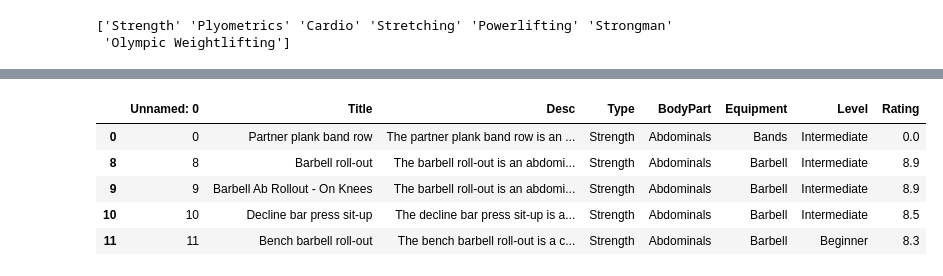
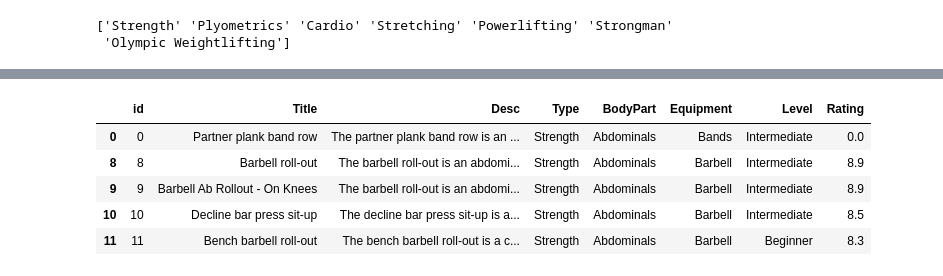
Before and after one commit to SmartShop-Smart-Grocery-List/Smartshop-FlaskAPI, a Jupyter notebook: Data_Cleaning.ipynb, the cells around one changed output, grey strips where cells are left out. Cells and saved outputs as stored; diff of their text form; code cells hidden in the pictures.

```diff
--- a/Data_Cleaning.ipynb
+++ b/Data_Cleaning.ipynb
@@ -199,5 +199,5 @@ recipe_stats.head()
 # %%
 recipe_stats.to_csv("Data/Recipe_Bayesian_Ratings.csv")
 # %%
-excercise = pd.read_csv("Gym/GymDataset.csv")
+exercise = pd.read_csv("Gym/GymDataset.csv")
 # %%
@@ -222,5 +222,5 @@ print(excercise['Type'].unique())
 ['Strength' 'Plyometrics' 'Cardio' 'Stretching' 'Powerlifting' 'Strongman'
  'Olympic Weightlifting']
 # %%
-excercise = excercise.dropna(subset=['Desc'])
+exercise = exercise.dropna(subset=['Desc'])
 # %%
@@ -240,5 +240,5 @@ excercise[:10]
 | 9 | 9 | Barbell Ab Rollout - On Knees | The barbell roll-out is an abdomi... | Strength | Abdominals | Barbell | Intermediate | 8.9 | Average |
 | 10 | 10 | Decline bar press sit-up | The decline bar press sit-up is a... | Strength | Abdominals | Barbell | Intermediate | 8.5 | Average |
 # %%
-excercise = excercise.dropna(subset=['Rating'])
+exercise = exercise.dropna(subset=['Rating'])
 # %%
@@ -258,11 +258,12 @@ excercise[:10]
 | 39 | 39 | Dumbbell V-Sit Cross Jab | The dumbbell V-sit cross jab is a... | Strength | Abdominals | Dumbbell | Intermediate | 9.3 | Average |
 | 40 | 40 | Dumbbell spell caster | The dumbbell spell caster is an e... | Strength | Abdominals | Dumbbell | Beginner | 9.3 | Average |
 # %%
-excercise.drop('RatingDesc', axis=1, inplace=True)
+exercise.drop('RatingDesc', axis=1, inplace=True)
+exercise.rename(columns={'Unnamed: 0': 'id'}, inplace=True)
 # %%
-excercise.head()
+exercise.head()
 # %% [output]
-|  | Unnamed: 0 | Title | Desc | Type | BodyPart | Equipment | Level | Rating |
+|  | id | Title | Desc | Type | BodyPart | Equipment | Level | Rating |
 | 0 | 0 | Partner plank band row | The partner plank band row is an ... | Strength | Abdominals | Bands | Intermediate | 0.0 |
 | 8 | 8 | Barbell roll-out | The barbell roll-out is an abdomi... | Strength | Abdominals | Barbell | Intermediate | 8.9 |
 | 9 | 9 | Barbell Ab Rollout - On Knees | The barbell roll-out is an abdomi... | Strength | Abdominals | Barbell | Intermediate | 8.9 |
```
Also changed, not shown: parts of 12 cells of this notebook, 5 other files.
